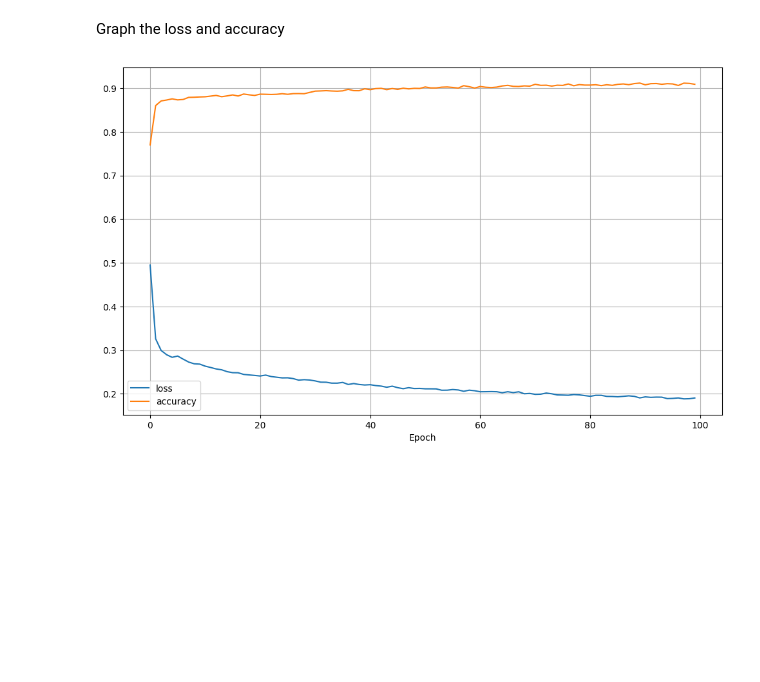
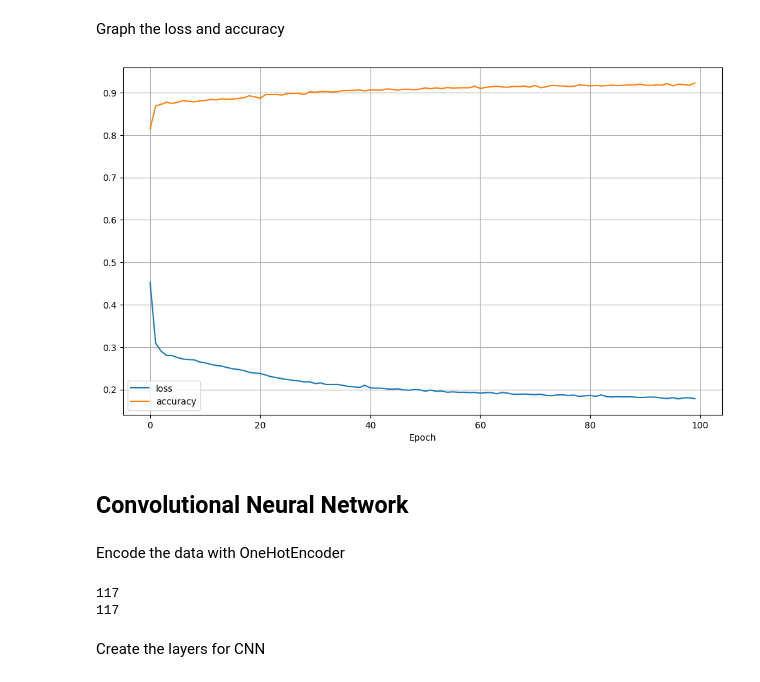
Before and after one commit to janumiko/Mushroom_Prediction, a Jupyter notebook: mushrooms.ipynb, the cells around one changed output. Drawn from its saved outputs; the diff is of its cells as text; code cells hidden in the pictures; blank space fills up the shorter version.

```diff
--- a/mushrooms.ipynb
+++ b/mushrooms.ipynb
@@ -302,4 +310,4 @@ neural_network.compile(optimizer="adam", loss="binary_crossentropy", metrics=["a
 # %%
-history = neural_network.fit(X_train_onehot, y_train, epochs=100, batch_size=32)
+nn_history = neural_network.fit(X_train_onehot, y_train, epochs=100, batch_size=32)
 # %% [output]
 Epoch 1/100
@@ -329,9 +337,11 @@ neural_network.evaluate(X_test_onehot, y_test)
 # %% [markdown]
 Graph the loss and accuracy
 # %%
-pd.DataFrame(history.history).plot(figsize=(12, 7))
+pd.DataFrame(nn_history.history).plot(figsize=(12, 7))
 plt.grid(True)
 plt.xlabel("Epoch")
 plt.show()
 # %% [output]
-[figure, old version]
+[figure, new version]
+# %% [markdown]
+## Convolutional Neural Network
@@ -337,0 +365,15 @@ plt.show()
+# %% [markdown]
+Encode the data with OneHotEncoder
+# %%
+onehot_encoder = OneHotEncoder(sparse_output=False, handle_unknown="ignore")
+
+X_train_onehot = onehot_encoder.fit_transform(X_train)
+X_test_onehot = onehot_encoder.transform(X_test)
+
+print(X_train_onehot.shape[1])
+print(X_test_onehot.shape[1])
+# %% [output]
+117
+117
+# %% [markdown]
+Create the layers for CNN
```
Also changed, not shown: parts of 17 cells of this notebook.
